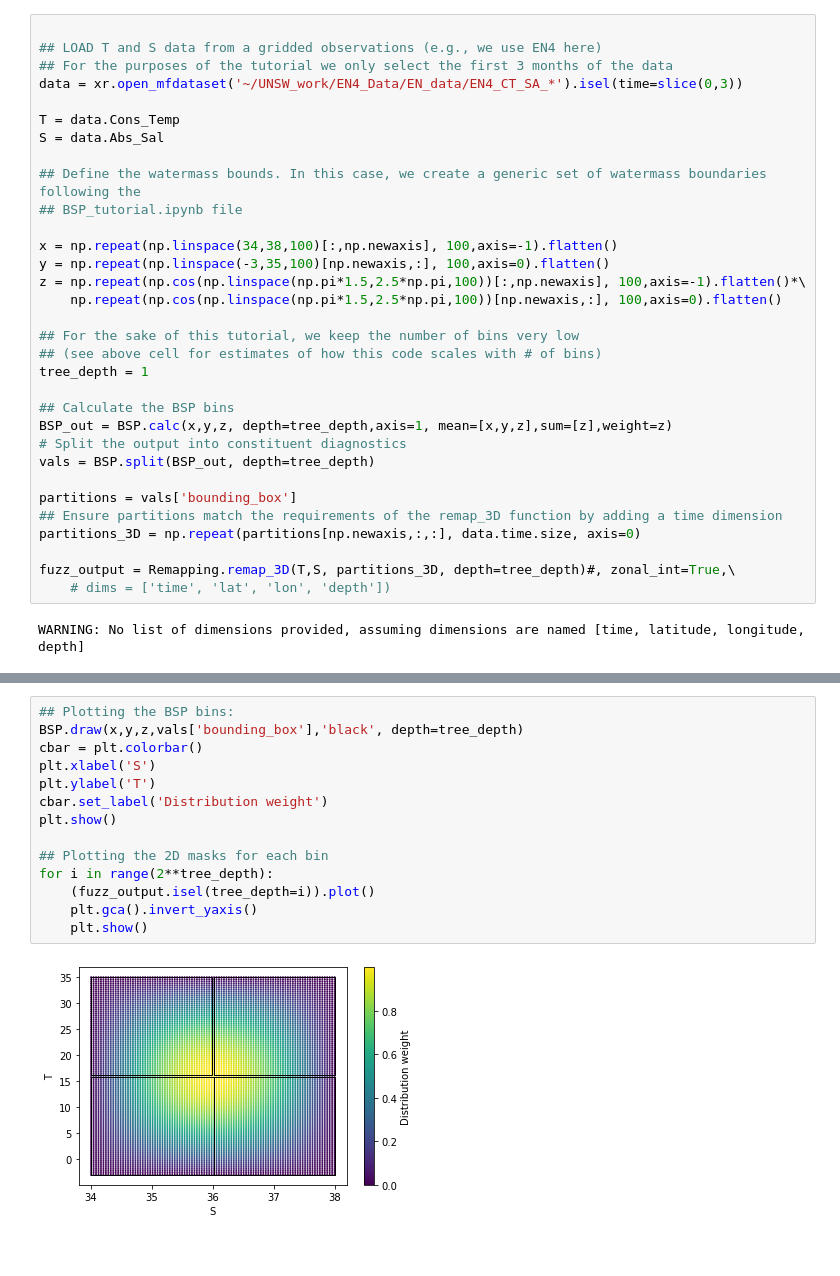
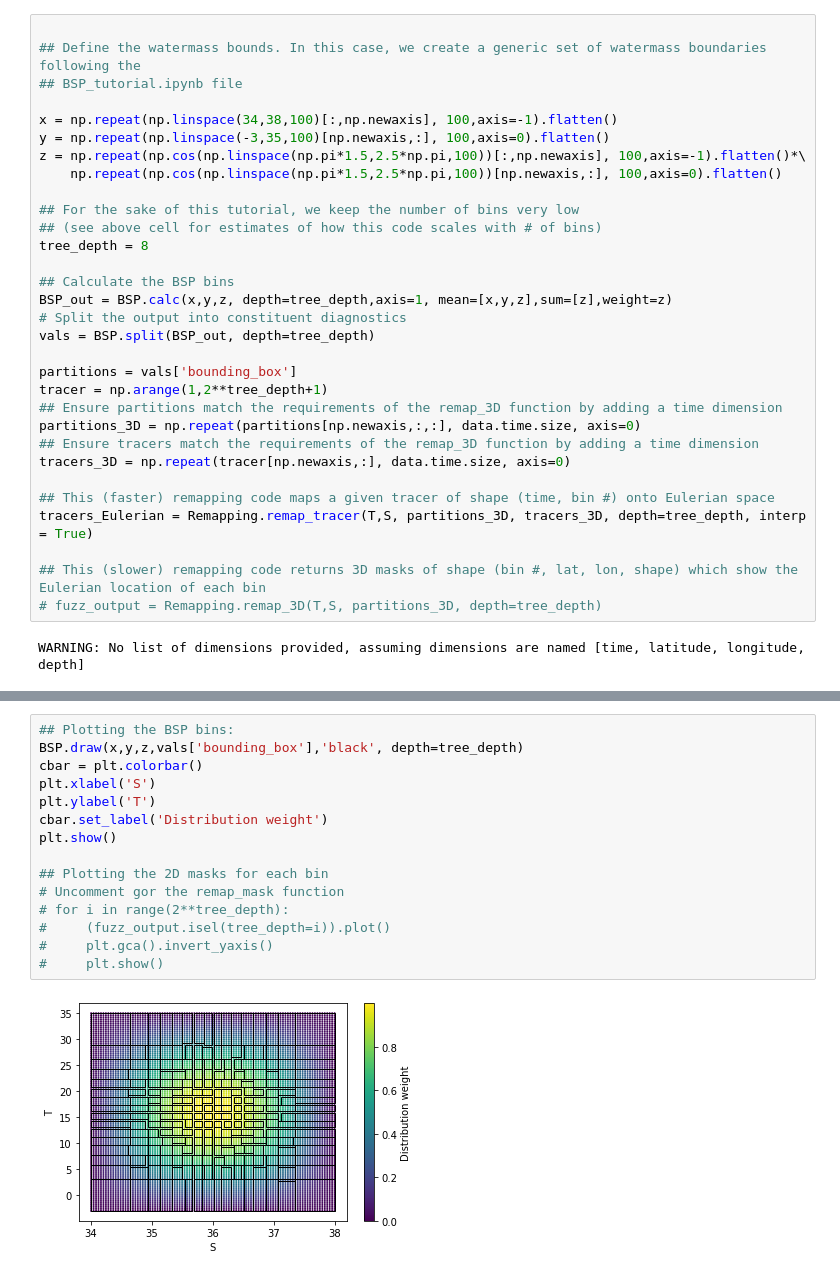
Before and after one commit to taimoorsohail/WM_Methods, a Jupyter notebook: Remapping_tutorial.ipynb, the cells around one changed output, grey strips where cells are left out. Cells and saved outputs as stored; diff of their text form.

Commit message:
Added remap_tracer function

```diff
--- a/Remapping_tutorial.ipynb
+++ b/Remapping_tutorial.ipynb
@@ -35,11 +46,4 @@ plt.show()
 # %%
-
-## LOAD T and S data from a gridded observations (e.g., we use EN4 here)
-## For the purposes of the tutorial we only select the first 3 months of the data
-data = xr.open_mfdataset('~/UNSW_work/EN4_Data/EN_data/EN4_CT_SA_*').isel(time=slice(0,3))
-
-T = data.Cons_Temp
-S = data.Abs_Sal
 
 ## Define the watermass bounds. In this case, we create a generic set of watermass boundaries following the
 ## BSP_tutorial.ipynb file
@@ -51,7 +55,7 @@ z = np.repeat(np.cos(np.linspace(np.pi*1.5,2.5*np.pi,100))[:,np.newaxis], 100,ax
 
 ## For the sake of this tutorial, we keep the number of bins very low
 ## (see above cell for estimates of how this code scales with # of bins)
-tree_depth = 1
+tree_depth = 8
 
 ## Calculate the BSP bins
 BSP_out = BSP.calc(x,y,z, depth=tree_depth,axis=1, mean=[x,y,z],sum=[z],weight=z)
@@ -59,10 +63,16 @@ BSP_out = BSP.calc(x,y,z, depth=tree_depth,axis=1, mean=[x,y,z],sum=[z],weight=z
 vals = BSP.split(BSP_out, depth=tree_depth)
 
 partitions = vals['bounding_box']
+tracer = np.arange(1,2**tree_depth+1)
 ## Ensure partitions match the requirements of the remap_3D function by adding a time dimension
 partitions_3D = np.repeat(partitions[np.newaxis,:,:], data.time.size, axis=0)
+## Ensure tracers match the requirements of the remap_3D function by adding a time dimension
+tracers_3D = np.repeat(tracer[np.newaxis,:], data.time.size, axis=0)
 
-fuzz_output = Remapping.remap_3D(T,S, partitions_3D, depth=tree_depth)#, zonal_int=True,\
-    # dims = ['time', 'lat', 'lon', 'depth'])
+## This (faster) remapping code maps a given tracer of shape (time, bin #) onto Eulerian space
+tracers_Eulerian = Remapping.remap_tracer(T,S, partitions_3D, tracers_3D, depth=tree_depth, interp = True)
+
+## This (slower) remapping code returns 3D masks of shape (bin #, lat, lon, shape) which show the Eulerian location of each bin
+# fuzz_output = Remapping.remap_3D(T,S, partitions_3D, depth=tree_depth)
 # %% [output]
 WARNING: No list of dimensions provided, assuming dimensions are named [time, latitude, longitude, depth]
@@ -69,16 +85,17 @@ WARNING: No list of dimensions provided, assuming dimensions are named [time, la
 # %%
 ## Plotting the BSP bins:
 BSP.draw(x,y,z,vals['bounding_box'],'black', depth=tree_depth)
 cbar = plt.colorbar()
 plt.xlabel('S')
 plt.ylabel('T')
 cbar.set_label('Distribution weight')
 plt.show()
 
 ## Plotting the 2D masks for each bin
-for i in range(2**tree_depth):
-    (fuzz_output.isel(tree_depth=i)).plot()
-    plt.gca().invert_yaxis()
-    plt.show()
+# Uncomment gor the remap_mask function
+# for i in range(2**tree_depth):
+#     (fuzz_output.isel(tree_depth=i)).plot()
+#     plt.gca().invert_yaxis()
+#     plt.show()
 # %% [output]
-[figure, old version]
+[figure, new version]
```
Also changed, not shown: parts of 4 cells of this notebook, 1 other file.
